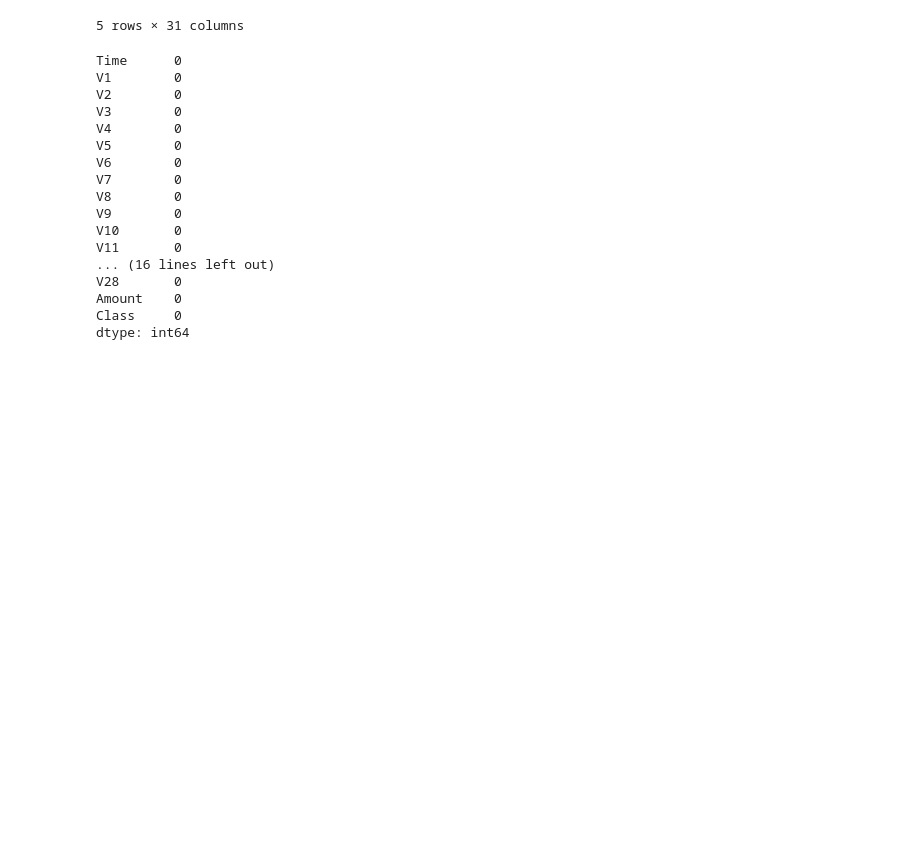
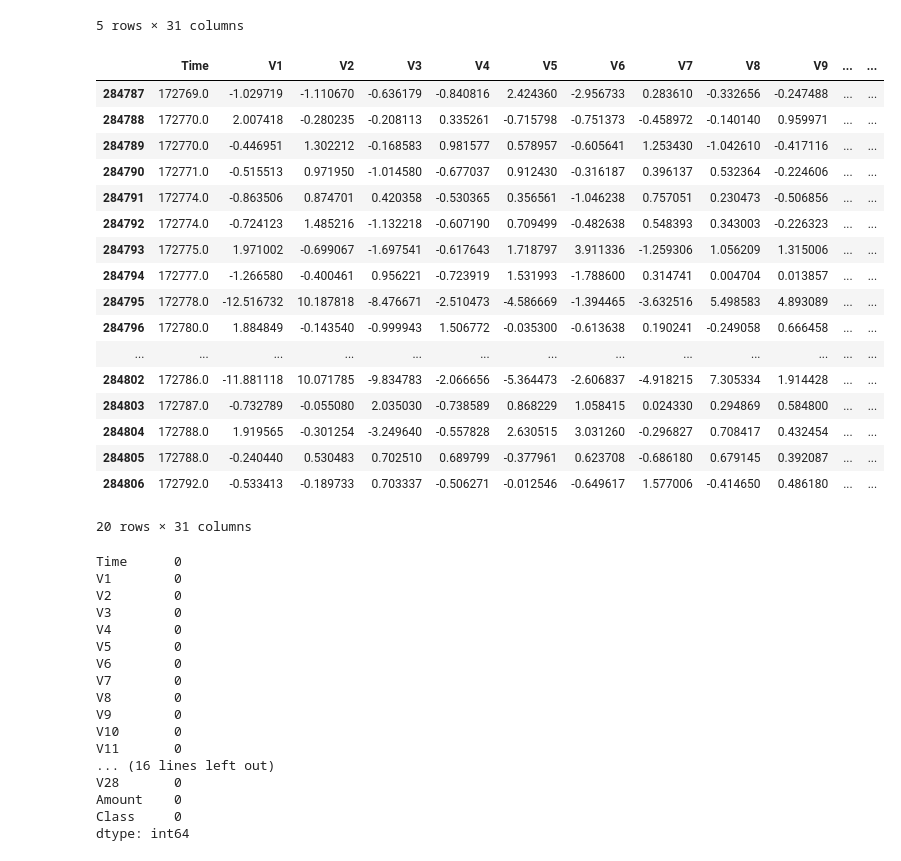
Before and after one commit to prasys/qrc-mlteamprojects, a Jupyter notebook: ML_Team_Project.ipynb, the cells around one changed output. Drawn from its saved outputs; the diff is of its cells as text; code cells hidden in the pictures; blank space fills up the shorter version.

```diff
--- a/ML_Team_Project.ipynb
+++ b/ML_Team_Project.ipynb
@@ -33,6 +33,27 @@ data.head()
 | 3 | 1.0 | -0.966272 | -0.185226 | 1.792993 | -0.863291 | -0.010309 | 1.247203 | 0.237609 | 0.377436 | -1.387024 | ... | ... |
 | 4 | 2.0 | -1.158233 | 0.877737 | 1.548718 | 0.403034 | -0.407193 | 0.095921 | 0.592941 | -0.270533 | 0.817739 | ... | ... |
 5 rows × 31 columns
+# %%
+data.tail(20)
+# %% [output]
+|  | Time | V1 | V2 | V3 | V4 | V5 | V6 | V7 | V8 | V9 | ... | ... |
+| 284787 | 172769.0 | -1.029719 | -1.110670 | -0.636179 | -0.840816 | 2.424360 | -2.956733 | 0.283610 | -0.332656 | -0.247488 | ... | ... |
+| 284788 | 172770.0 | 2.007418 | -0.280235 | -0.208113 | 0.335261 | -0.715798 | -0.751373 | -0.458972 | -0.140140 | 0.959971 | ... | ... |
+| 284789 | 172770.0 | -0.446951 | 1.302212 | -0.168583 | 0.981577 | 0.578957 | -0.605641 | 1.253430 | -1.042610 | -0.417116 | ... | ... |
+| 284790 | 172771.0 | -0.515513 | 0.971950 | -1.014580 | -0.677037 | 0.912430 | -0.316187 | 0.396137 | 0.532364 | -0.224606 | ... | ... |
+| 284791 | 172774.0 | -0.863506 | 0.874701 | 0.420358 | -0.530365 | 0.356561 | -1.046238 | 0.757051 | 0.230473 | -0.506856 | ... | ... |
+| 284792 | 172774.0 | -0.724123 | 1.485216 | -1.132218 | -0.607190 | 0.709499 | -0.482638 | 0.548393 | 0.343003 | -0.226323 | ... | ... |
+| 284793 | 172775.0 | 1.971002 | -0.699067 | -1.697541 | -0.617643 | 1.718797 | 3.911336 | -1.259306 | 1.056209 | 1.315006 | ... | ... |
+| 284794 | 172777.0 | -1.266580 | -0.400461 | 0.956221 | -0.723919 | 1.531993 | -1.788600 | 0.314741 | 0.004704 | 0.013857 | ... | ... |
+| 284795 | 172778.0 | -12.516732 | 10.187818 | -8.476671 | -2.510473 | -4.586669 | -1.394465 | -3.632516 | 5.498583 | 4.893089 | ... | ... |
+| 284796 | 172780.0 | 1.884849 | -0.143540 | -0.999943 | 1.506772 | -0.035300 | -0.613638 | 0.190241 | -0.249058 | 0.666458 | ... | ... |
+| ... | ... | ... | ... | ... | ... | ... | ... | ... | ... | ... | ... | ... |
+| 284802 | 172786.0 | -11.881118 | 10.071785 | -9.834783 | -2.066656 | -5.364473 | -2.606837 | -4.918215 | 7.305334 | 1.914428 | ... | ... |
+| 284803 | 172787.0 | -0.732789 | -0.055080 | 2.035030 | -0.738589 | 0.868229 | 1.058415 | 0.024330 | 0.294869 | 0.584800 | ... | ... |
+| 284804 | 172788.0 | 1.919565 | -0.301254 | -3.249640 | -0.557828 | 2.630515 | 3.031260 | -0.296827 | 0.708417 | 0.432454 | ... | ... |
+| 284805 | 172788.0 | -0.240440 | 0.530483 | 0.702510 | 0.689799 | -0.377961 | 0.623708 | -0.686180 | 0.679145 | 0.392087 | ... | ... |
+| 284806 | 172792.0 | -0.533413 | -0.189733 | 0.703337 | -0.506271 | -0.012546 | -0.649617 | 1.577006 | -0.414650 | 0.486180 | ... | ... |
+20 rows × 31 columns
 # %%
 data.isnull().sum()
 # %% [output]
```
Also changed, not shown: parts of 6 cells of this notebook.
